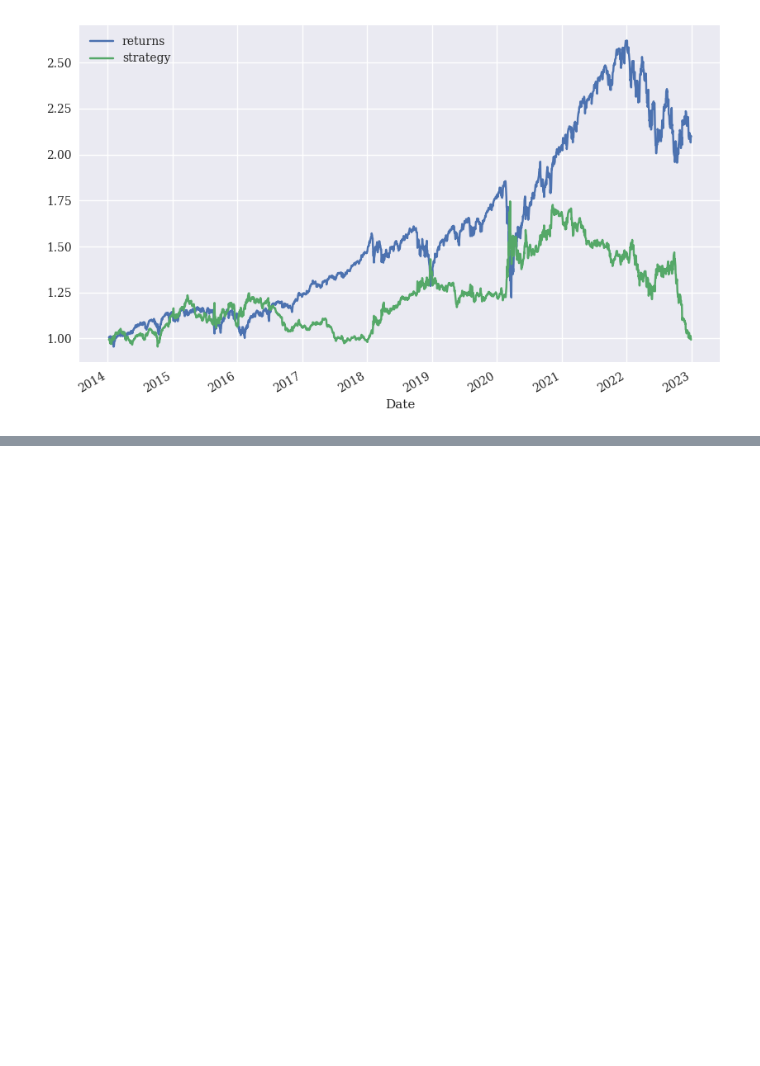
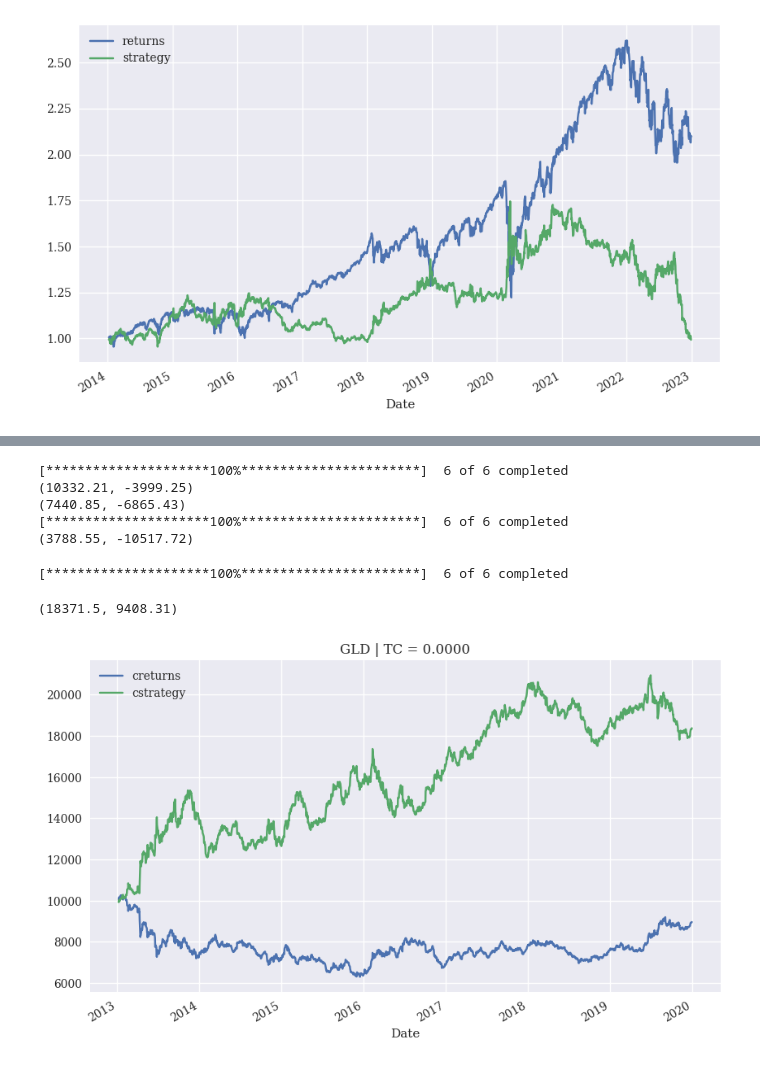
Before and after one commit to MartinKasak/Python_Finance_Numpy_Pandas, a Jupyter notebook: Python For Algorithmic Trading.ipynb, the cells around one changed output, grey strips where cells are left out. Saved outputs shown, nothing was run; the diff lists cells and outputs as text; code cells hidden in the pictures; blank space fills up the shorter version.

```diff
--- a/Python For Algorithmic Trading.ipynb
+++ b/Python For Algorithmic Trading.ipynb
@@ -283,0 +322,80 @@ data[['returns', 'strategy']].dropna().cumsum().apply(np.exp).plot(figsize=(10,
+# %%
+import numpy as np
+import pandas as pd
+
+class MomVectorBacktester(object):
+
+    def __init__(self, symbol, start, end, amount, tc):
+        self.symbol = symbol
+        self.start = start
+        self.end = end
+        self.amount = amount
+        self.tc = tc
+        self.results = None
+        self.get_data()
+
+    def get_data(self):
+
+        symbols = "SPY", "KO", "JPM", "COST", "XLU", "GLD"
+        raw = yf.download(symbols, start="2013-01-01", end="2023-01-01")
+        raw = raw["Close"]
+        raw = pd.DataFrame(raw[self.symbol])
+        raw = raw.loc[self.start:self.end]
+        raw.rename(columns={self.symbol: 'price'}, inplace=True)
+        raw['return'] = np.log(raw / raw.shift(1))
+        self.data = raw
+
+    def run_strategy(self, momentum=1):
+        ''' Backtests the trading strategy.
+        '''
+        self.momentum = momentum
+        data = self.data.copy().dropna()
+        data['position'] = np.sign(data['return'].rolling(momentum).mean())
+        data['strategy'] = data['position'].shift(1) * data['return']
+        # determine when a trade takes place
+        data.dropna(inplace=True)
+        trades = data['position'].diff().fillna(0) != 0
+        # subtract transaction costs from return when trade takes place
+        data['strategy'][trades] -= self.tc
+        data['creturns'] = self.amount * data['return'].cumsum().apply(np.exp)
+        data['cstrategy'] = self.amount * \
+            data['strategy'].cumsum().apply(np.exp)
+        self.results = data
+        # absolute performance of the strategy
+        aperf = data['cstrategy'].iloc[-1]
+        # out-/underperformance of strategy
+        operf = aperf - self.results['creturns'].iloc[-1]
+        return round(aperf, 2), round(operf, 2)
+
+    def plot_results(self):
+        if self.results is None:
+            print('No results to plot yet. Run a strategy.')
+        title = '%s | TC = %.4f' % (self.symbol, self.tc)
+        self.results[['creturns', 'cstrategy']].plot(title=title,
+        figsize=(10, 6))
+
+
+if __name__ == '__main__':
+    mombt = MomVectorBacktester('GLD', '2014-01-01', '2022-01-01', 10000, 0.0)
+    print(mombt.run_strategy())
+    print(mombt.run_strategy(momentum=2))
+    mombt = MomVectorBacktester('GLD', '2014-01-01', '2022-01-01', 10000, 0.001)
+    print(mombt.run_strategy(momentum=2))
+# %% [output]
+[*********************100%***********************]  6 of 6 completed
+(10332.21, -3999.25)
+(7440.85, -6865.43)
+[*********************100%***********************]  6 of 6 completed
+(3788.55, -10517.72)
+# %%
+mombt = MomVectorBacktester('GLD', '2010-1-1','2019-12-31', 10000, 0.0)
+# %% [output]
+[*********************100%***********************]  6 of 6 completed
+# %%
+mombt.run_strategy(momentum=3)
+# %% [output]
+(18371.5, 9408.31)
+# %%
+mombt.plot_results()
+# %% [output]
+[figure, added]
```
Also changed, not shown: parts of 18 cells of this notebook.
